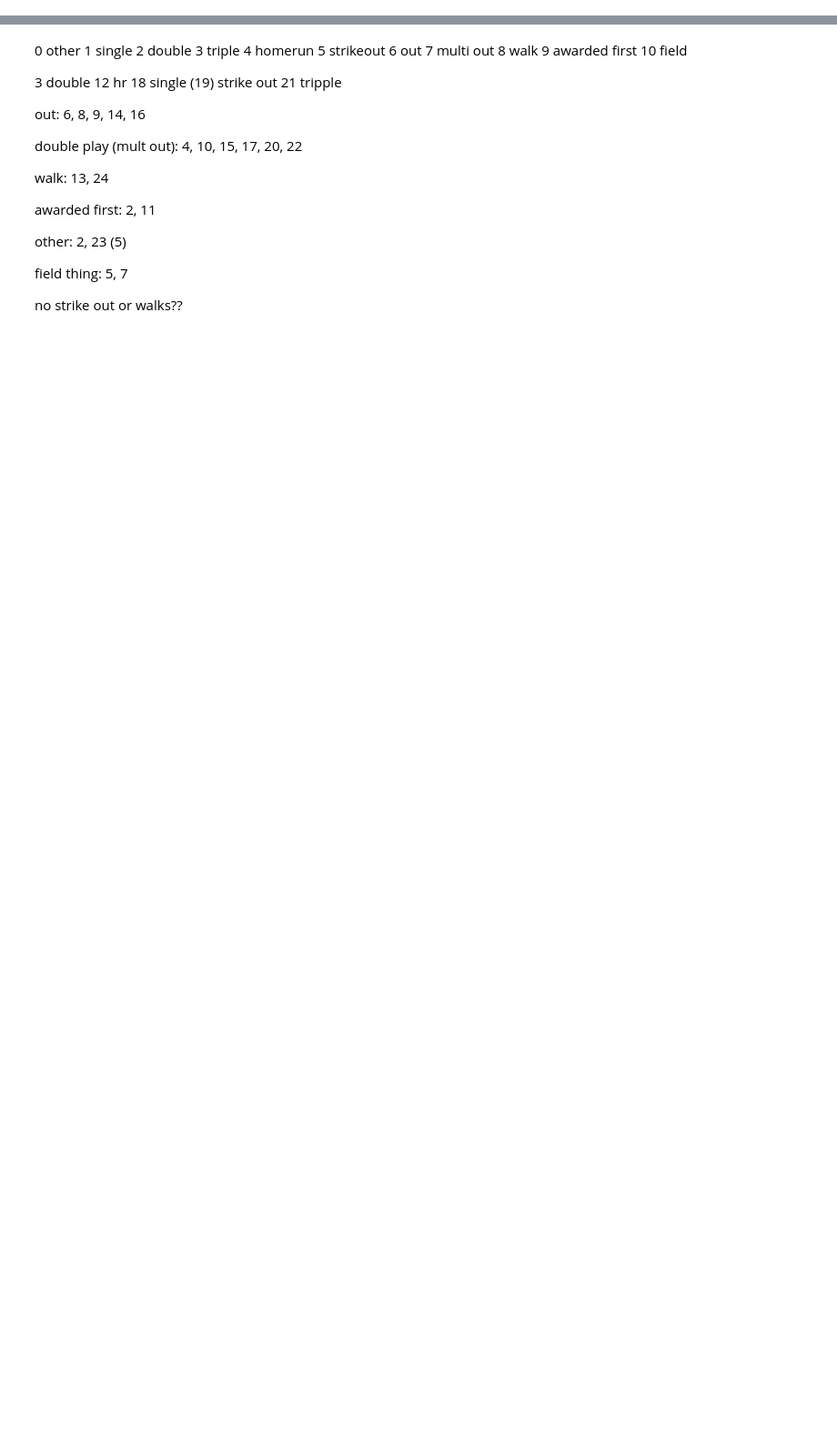
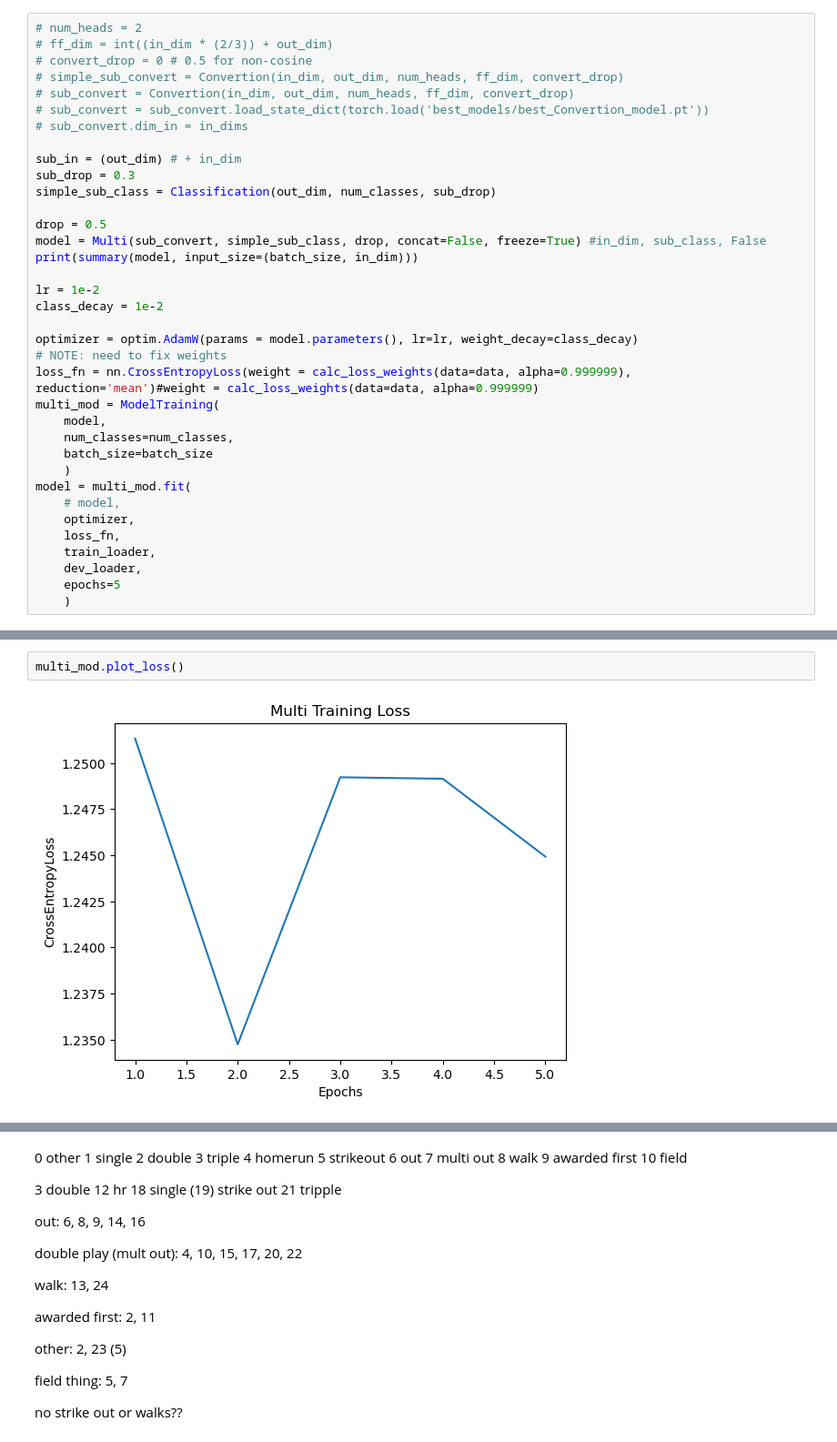
Before and after one commit to augmill/baseball_prediction, a Jupyter notebook: test.ipynb, the cells around one changed output, grey strips where cells are left out. Shown at 91% size. Cells and saved outputs as stored; diff of their text form; blank space fills up the shorter version.

```diff
--- a/test.ipynb
+++ b/test.ipynb
@@ -159,0 +205,36 @@ Training loss: 1.9197980822563172
+# %%
+# num_heads = 2
+# ff_dim = int((in_dim * (2/3)) + out_dim)
+# convert_drop = 0 # 0.5 for non-cosine
+# simple_sub_convert = Convertion(in_dim, out_dim, num_heads, ff_dim, convert_drop)
+# sub_convert = Convertion(in_dim, out_dim, num_heads, ff_dim, convert_drop)
+# sub_convert = sub_convert.load_state_dict(torch.load('best_models/best_Convertion_model.pt'))
+# sub_convert.dim_in = in_dims
+
+sub_in = (out_dim) # + in_dim
+sub_drop = 0.3
+simple_sub_class = Classification(out_dim, num_classes, sub_drop)
+
+drop = 0.5
+model = Multi(sub_convert, simple_sub_class, drop, concat=False, freeze=True) #in_dim, sub_class, False
+print(summary(model, input_size=(batch_size, in_dim)))
+
+lr = 1e-2
+class_decay = 1e-2
+
+optimizer = optim.AdamW(params = model.parameters(), lr=lr, weight_decay=class_decay)
+# NOTE: need to fix weights
+loss_fn = nn.CrossEntropyLoss(weight = calc_loss_weights(data=data, alpha=0.999999), reduction='mean')#weight = calc_loss_weights(data=data, alpha=0.999999)
+multi_mod = ModelTraining(
+    model,
+    num_classes=num_classes,
+    batch_size=batch_size
+    )
+model = multi_mod.fit(
+    # model,
+    optimizer,
+    loss_fn,
+    train_loader,
+    dev_loader,
+    epochs=5
+    )
@@ -159,0 +259,4 @@ Training loss: 1.9197980822563172
+# %%
+multi_mod.plot_loss()
+# %% [output]
+[figure, added]
```
Also changed, not shown: parts of 41 cells of this notebook, 4 other files.
